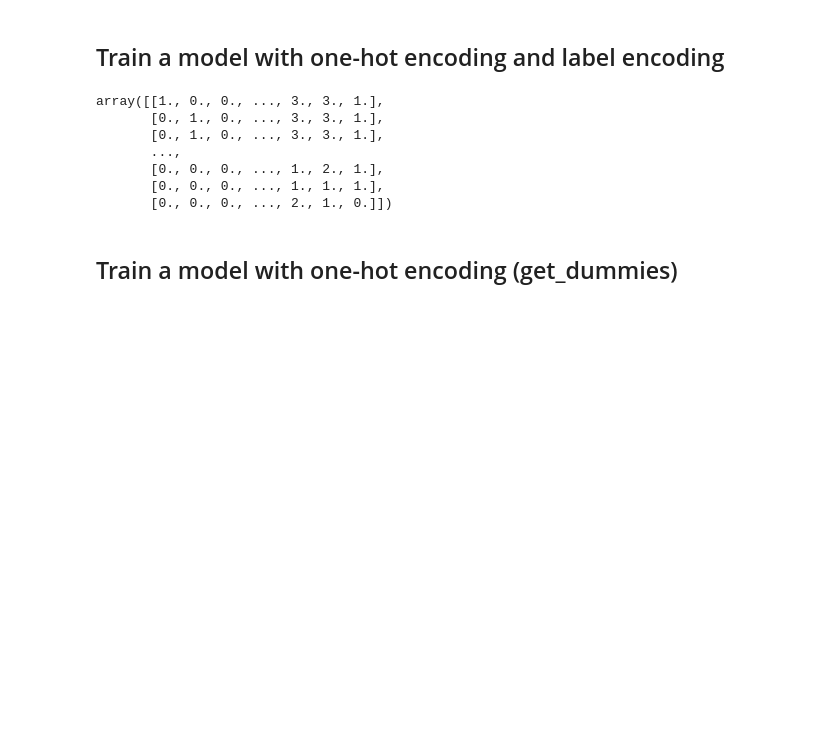
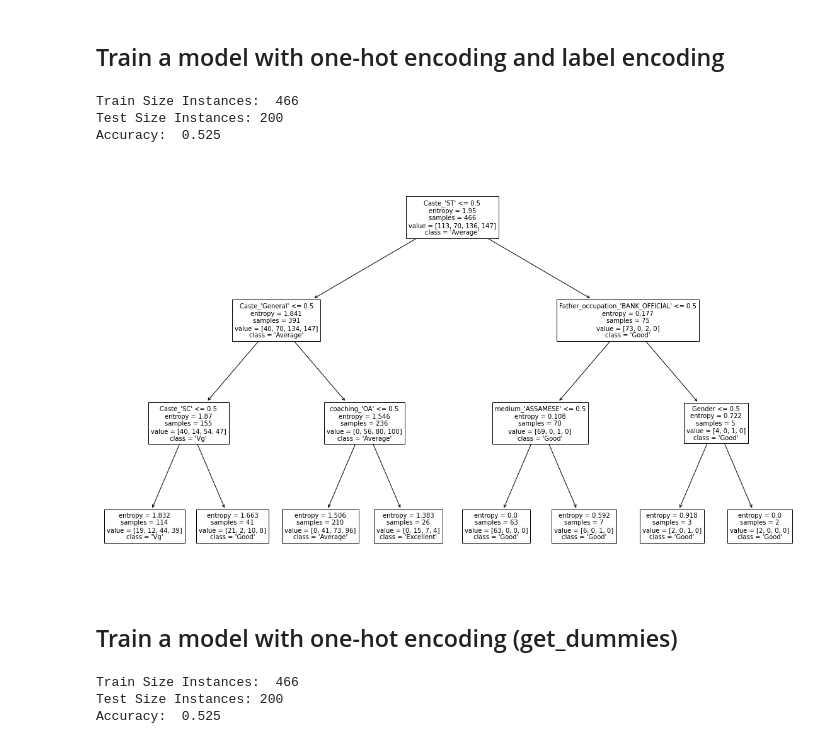
Before and after one commit to AmilaIndika789/Explainability_AI_Research, a Jupyter notebook: Decision_Tree_Model.ipynb, the cells around one changed output. Cells and saved outputs as stored; diff of their text form; code cells hidden in the pictures; blank space fills up the shorter version.

```diff
--- a/Decision_Tree_Model.ipynb
+++ b/Decision_Tree_Model.ipynb
@@ -14,6 +15,6 @@ warnings.filterwarnings('ignore')
 # %%
 # read the dataset
-df = pd.read_csv("./data/CEE_DATA.csv",index_col=False)
+df = pd.read_csv("./data/CEE_DATA.csv")
 # %%
 X = df[['Gender', 'Caste', 'coaching', 'time',
        'Class_ten_education', 'twelve_education', 'medium',
@@ -31,21 +32,37 @@ ode1 = OrdinalEncoder(categories=[["'Average'","'Good'","'Vg'", "'Excellent'"]])
 ode2 = OrdinalEncoder(categories=[["'female'","'male'"]])
 ohe = OneHotEncoder(sparse=False)
 # %%
-column_transform = make_column_transformer(
-    (ohe,['Caste', 'coaching', 'time','Class_ten_education', 'twelve_education', 'medium', 'Father_occupation','Mother_occupation']),
-    (ode1,['Class_X_Percentage']),
-    (ode1,['Class_XII_Percentage']),
-    (ode2,['Gender'])
-)
-X_transformed = column_transform.fit_transform(X)
+# column_transform = make_column_transformer(
+#     (ohe,['Caste', 'coaching', 'time','Class_ten_education', 'twelve_education', 'medium', 'Father_occupation','Mother_occupation']),
+#     (ode1,['Class_X_Percentage']),
+#     (ode1,['Class_XII_Percentage']),
+#     (ode2,['Gender'])
+# )
+# X_transformed = column_transform.fit_transform(X)
+
+X_transformed = pd.DataFrame(ohe.fit_transform(X[['Caste', 'coaching', 'time','Class_ten_education', 'twelve_education', 'medium', 'Father_occupation','Mother_occupation']]),
+                    columns=ohe.get_feature_names(['Caste', 'coaching', 'time','Class_ten_education', 'twelve_education', 'medium', 'Father_occupation','Mother_occupation']))
+X_transformed['Class_X_Percentage'] = ode1.fit_transform(X[['Class_X_Percentage']])
+X_transformed['Class_XII_Percentage'] = ode1.fit_transform(X[['Class_XII_Percentage']])
+X_transformed['Gender'] = ode2.fit_transform(X[['Gender']])
-# %% [output]
-array([[1., 0., 0., ..., 3., 3., 1.],
-       [0., 1., 0., ..., 3., 3., 1.],
-       [0., 1., 0., ..., 3., 3., 1.],
-       ...,
-       [0., 0., 0., ..., 1., 2., 1.],
-       [0., 0., 0., ..., 1., 1., 1.],
-       [0., 0., 0., ..., 2., 1., 0.]])
+# %%
+X_train, X_test, Y_train, Y_test = train_test_split(X_transformed, Y, test_size=0.3, random_state=1)
+print("Train Size Instances: ", X_train.shape[0])
+print("Test Size Instances:", X_test.shape[0])
+clf = tree.DecisionTreeClassifier(criterion="entropy", max_depth=3)
+clf.fit(X_train, Y_train)
+Y_pred = clf.predict(X_test)
+print("Accuracy: ", metrics.accuracy_score(Y_test, Y_pred))
+# %% [output]
+Train Size Instances:  466
+Test Size Instances: 200
+Accuracy:  0.525
+# %%
+plt.figure(figsize=(20,12))
+tree.plot_tree(clf, fontsize=10, feature_names=list(X_transformed.columns), class_names=list(set(Y.values.reshape(-1,))))
+plt.show()
+# %% [output]
+[figure, added]
 # %% [markdown]
 ## Train a model with one-hot encoding (get_dummies)
 # %%
@@ -57,6 +74,10 @@ clf = tree.DecisionTreeClassifier(criterion="entropy", max_depth=3)
 clf.fit(X_train, Y_train)
 Y_pred = clf.predict(X_test)
 print("Accuracy: ", metrics.accuracy_score(Y_test, Y_pred))
+# %% [output]
+Train Size Instances:  466
+Test Size Instances: 200
+Accuracy:  0.525
 # %%
 plt.figure(figsize=(20,12))
 tree.plot_tree(clf, fontsize=10, feature_names=list(X.columns), class_names=list(set(Y.values.reshape(-1,))))
```
Also changed, not shown: parts of 2 cells of this notebook, 1 other file.
